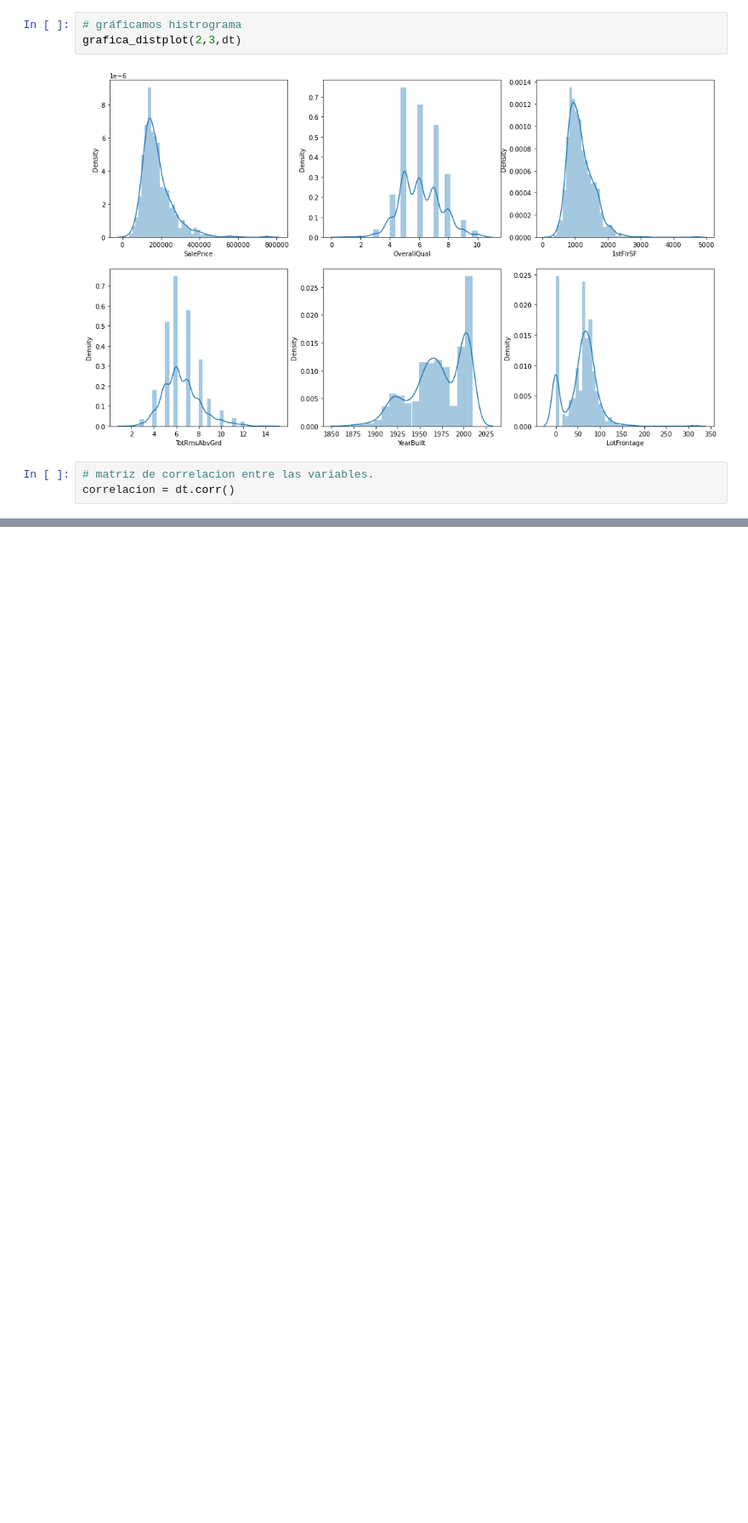
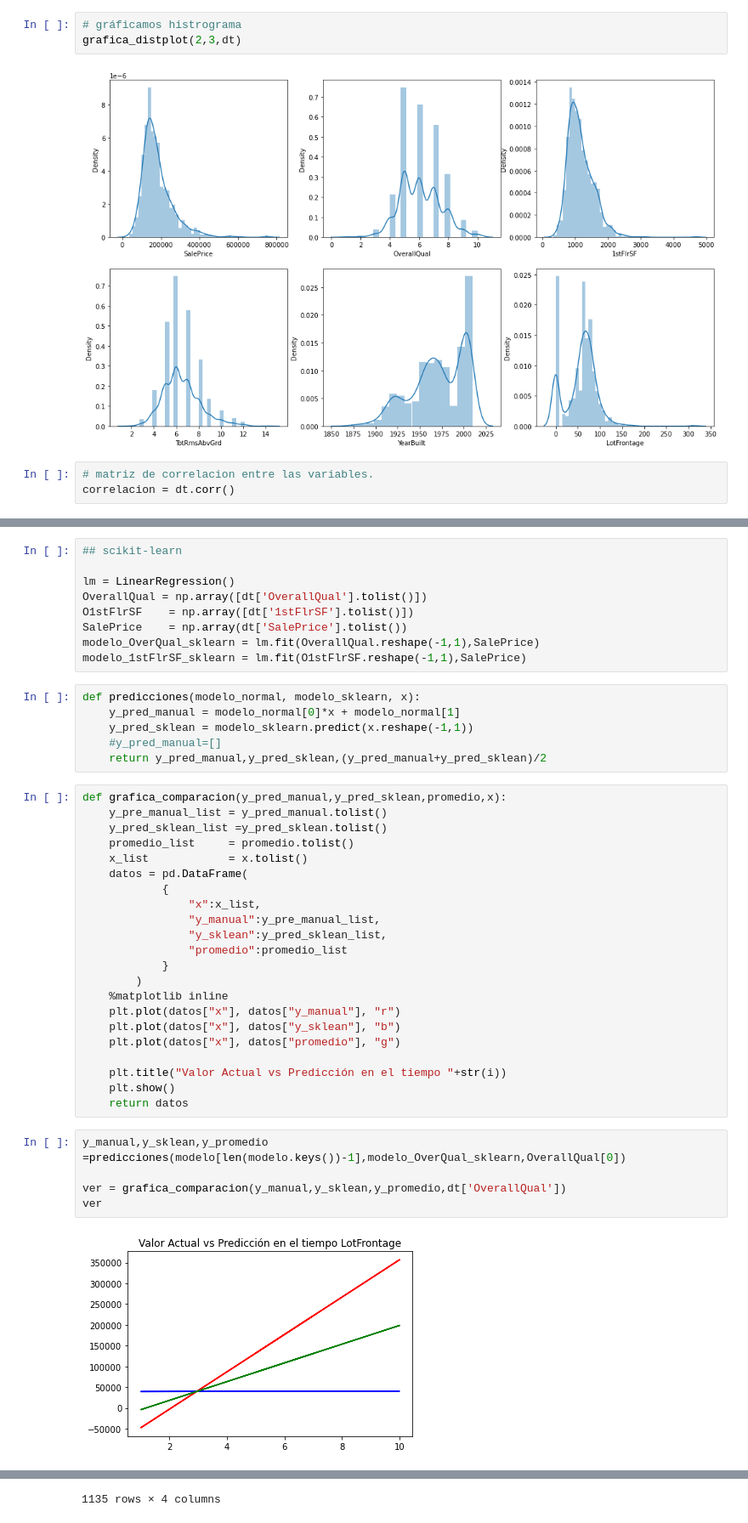
Before and after one commit to amartinez16/Galileo_2022, a Jupyter notebook: Proyecto.ipynb, the cells around one changed output, grey strips where cells are left out. Shown: that part at 85% size. Saved outputs shown, nothing was run; the diff lists cells and outputs as text; blank space fills up the shorter version.

```diff
--- a/Proyecto.ipynb
+++ b/Proyecto.ipynb
@@ -213,0 +231,44 @@ here:  48
+# %%
+## scikit-learn
+
+lm = LinearRegression()
+OverallQual = np.array([dt['OverallQual'].tolist()])
+O1stFlrSF    = np.array([dt['1stFlrSF'].tolist()])
+SalePrice    = np.array(dt['SalePrice'].tolist())
+modelo_OverQual_sklearn = lm.fit(OverallQual.reshape(-1,1),SalePrice)
+modelo_1stFlrSF_sklearn = lm.fit(O1stFlrSF.reshape(-1,1),SalePrice)
+# %%
+def predicciones(modelo_normal, modelo_sklearn, x):
+    y_pred_manual = modelo_normal[0]*x + modelo_normal[1]
+    y_pred_sklean = modelo_sklearn.predict(x.reshape(-1,1))
+    #y_pred_manual=[]
+    return y_pred_manual,y_pred_sklean,(y_pred_manual+y_pred_sklean)/2
+# %%
+def grafica_comparacion(y_pred_manual,y_pred_sklean,promedio,x):
+    y_pre_manual_list = y_pred_manual.tolist()
+    y_pred_sklean_list =y_pred_sklean.tolist()
+    promedio_list     = promedio.tolist()
+    x_list            = x.tolist()
+    datos = pd.DataFrame(
+            {
+                "x":x_list,
+                "y_manual":y_pre_manual_list,
+                "y_sklean":y_pred_sklean_list,
+                "promedio":promedio_list
+            }
+        )
+    %matplotlib inline
+    plt.plot(datos["x"], datos["y_manual"], "r")
+    plt.plot(datos["x"], datos["y_sklean"], "b")
+    plt.plot(datos["x"], datos["promedio"], "g")
+
+    plt.title("Valor Actual vs Predicción en el tiempo "+str(i))
+    plt.show()
+    return datos
+# %%
+y_manual,y_sklean,y_promedio =predicciones(modelo[len(modelo.keys())-1],modelo_OverQual_sklearn,OverallQual[0])
+
+ver = grafica_comparacion(y_manual,y_sklean,y_promedio,dt['OverallQual'])
+ver
+# %% [output]
+[figure, added]
@@ -213,0 +287 @@ here:  48
+1135 rows × 4 columns
```
Also changed, not shown: parts of 24 cells of this notebook.
